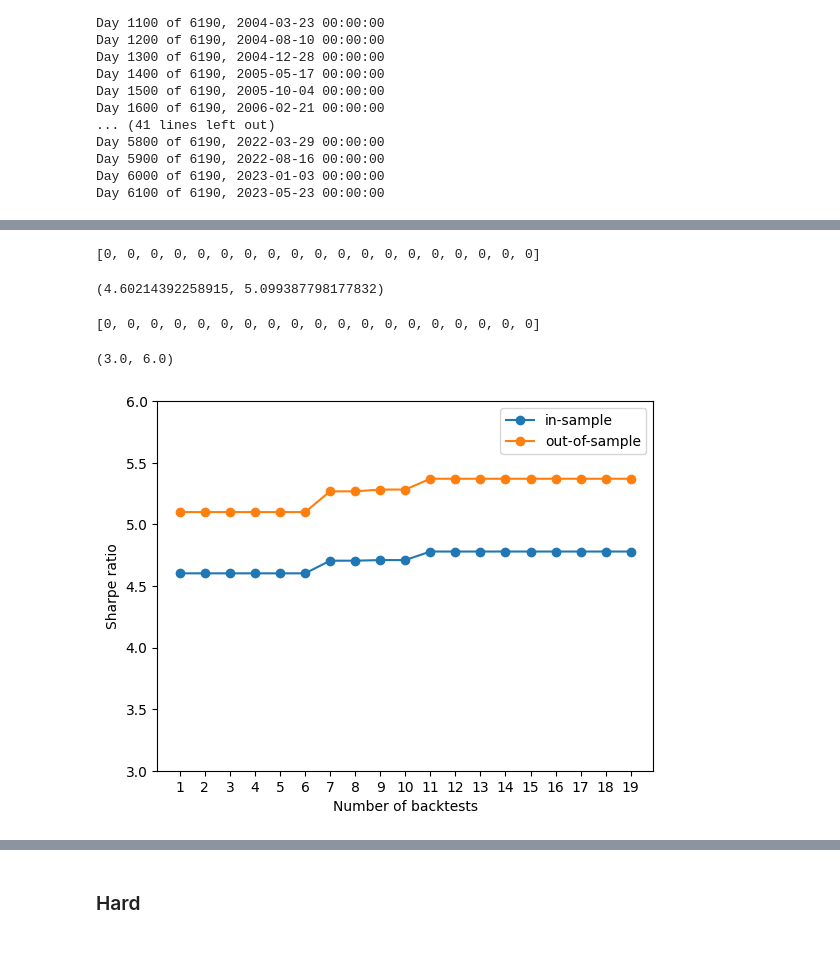
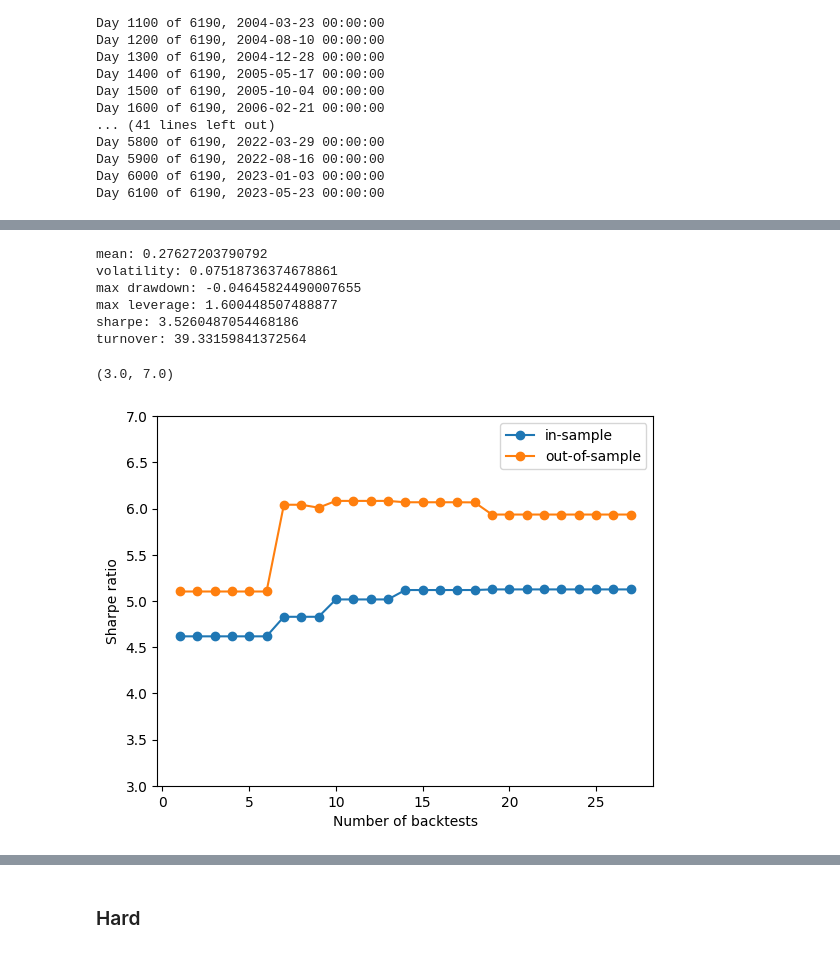
Before and after one commit to cvxgrp/markowitz-reference, a Jupyter notebook: experiments/playground.ipynb, the cells around one changed output, grey strips where cells are left out. Saved outputs shown, nothing was run; the diff lists cells and outputs as text; code cells hidden in the pictures.

Commit message:
full tuning test

```diff
--- a/experiments/playground.ipynb
+++ b/experiments/playground.ipynb
@@ -74,8 +74,8 @@ def get_limits_and_targets(
         risk_max,
 ):
     targets = Targets(
-        T_target=T_target,
-        L_target=L_target,
+        T_max=T_target,
+        L_max=L_target,
         risk_target=risk_target,
     )
 
@@ -231,7 +231,7 @@ def tune_parameters(
         else:
             parameters_to_results[backtest] = (hyperparameters, results, results_best)
 
-            gamma_temp = hyperparameter_list[update_var] * 0.9
+            gamma_temp = hyperparameter_list[update_var] * 0.8
             hyperparameter_list_temp[update_var] = gamma_temp
             hyperparameters_temp = HyperParameters(
                 *hyperparameter_list_temp
@@ -286,10 +279,10 @@ len(parameter_dict_new)
 # %%
-parameter_dict_new, best_iteration = tune_parameters(
+parameter_dict, best_backtest = tune_parameters(
     full_markowitz,
-    500,
     prices_train_test,
     spread_train_test,
     volume_train_test,
     rf_train_test,
+    train_len=train_len,
 )
 # %% [output]
@@ -336,5 +335,5 @@ targets, limits = get_limits_and_targets(
 # %%
-results5, duals5 = run_strategy(targets, limits, HyperParameters(1,1,2.5e-3,5e-4,5e-2))
+results = run_strategy(targets, HyperParameters(1,1,2.5e-3,5e-4,5e-2))
 # %% [output]
 Day 500 of 6190, 2001-12-04 00:00:00
 Day 600 of 6190, 2002-04-23 00:00:00
@@ -370,3 +369,17 @@ turnover: 39.33159841372564
+# %%
+print(f"mean: {results.mean_return}")
+print(f"volatility: {results.volatility}")
+print(f"max drawdown: {results.max_drawdown}")
+print(f"max leverage: {results.max_leverage}")
+print(f"sharpe: {results.sharpe}")
+print(f"turnover: {results.turnover}")
+# %% [output]
+mean: 0.27627203790792
+volatility: 0.07518736374678861
+max drawdown: -0.04645824490007655
+max leverage: 1.600448507488877
+sharpe: 3.5260487054468186
+turnover: 39.33159841372564
 # %%
 sharpe_ratios_train = []
 sharpe_ratios_test = []
@@ -415,20 +428,12 @@ def turnovers(results):
 
 # SR_best_train = 0
 # SR_best_test = 0
-for i in parameter_dict_new.keys():
-    sharpe_train, sharpe_test = sharpes(parameter_dict_new[i][-1])
-    vola_train, vola_test = volas(parameter_dict_new[i][-1])
-    leverage_train, leverage_test = leverages(parameter_dict_new[i][-1])
-    turnover_train, turnover_test = turnovers(parameter_dict_new[i][-1])
-#     if sharpe_train > SR_best_train:
-#         SR_best_train = sharpe_train
-#         SR_best_test = sharpe_test
+for i in parameter_dict.keys():
+    sharpe_train, sharpe_test = sharpes(parameter_dict[i][-1])
+    vola_train, vola_test = volas(parameter_dict[i][-1])
+    leverage_train, leverage_test = leverages(parameter_dict[i][-1])
+    turnover_train, turnover_test = turnovers(parameter_dict[i][-1])
 
-#         vola_train, vola_test = volas(parameter_dict_new[i][1])
-#         leverage_train, leverage_test = leverages(parameter_dict_new[i][1])
-#         turnover_train, turnover_test = turnovers(parameter_dict_new[i][1])
-
-        # best_iteration = i
     sharpe_ratios_train.append(sharpe_train)
     sharpe_ratios_test.append(sharpe_test)
 
@@ -444,33 +449,24 @@ for i in parameter_dict_new.keys():
     turnovers_train.append(turnover_train)
     turnovers_test.append(turnover_test)
 
-    gamma_holds.append(parameter_dict_new[i][0].gamma_hold)
-    gamma_trades.append(parameter_dict_new[i][0].gamma_trade)
-    gamma_turns.append(parameter_dict_new[i][0].gamma_turn)
-    gamma_leverages.append(parameter_dict_new[i][0].gamma_leverage)
-    gamma_risks.append(parameter_dict_new[i][0].gamma_risk)
+    gamma_holds.append(parameter_dict[i][0].gamma_hold)
+    gamma_trades.append(parameter_dict[i][0].gamma_trade)
+    gamma_turns.append(parameter_dict[i][0].gamma_turn)
+    gamma_leverages.append(parameter_dict[i][0].gamma_leverage)
+    gamma_risks.append(parameter_dict[i][0].gamma_risk)
-# %%
-sharpe_ratios_train
-# %% [output]
-[0, 0, 0, 0, 0, 0, 0, 0, 0, 0, 0, 0, 0, 0, 0, 0, 0, 0, 0]
-# %%
-sharpes(parameter_dict_new[0][-1])
-# %% [output]
-(4.60214392258915, 5.099387798177832)
-# %%
-sharpe_ratios_train
-# %% [output]
-[0, 0, 0, 0, 0, 0, 0, 0, 0, 0, 0, 0, 0, 0, 0, 0, 0, 0, 0]
 # %%
 backtests = np.arange(1, len(sharpe_ratios_train)+1)
 
 plt.plot(backtests, sharpe_ratios_train, label="in-sample", marker="o")
 plt.plot(backtests, sharpe_ratios_test, label="out-of-sample", marker="o")
 plt.ylabel("Sharpe ratio")
 plt.xlabel("Number of backtests")
 plt.xticks(backtests)
+# only show every 5th tick
+plt.gca().xaxis.set_major_locator(plt.MultipleLocator(5))
+
 plt.legend()
-plt.ylim(3, 6)
+plt.ylim(3, 7)
 # %% [output]
-(3.0, 6.0)
+(3.0, 7.0)
-[figure, old version]
+[figure, new version]
```
Also changed, not shown: parts of 23 cells of this notebook, 5 other files.
